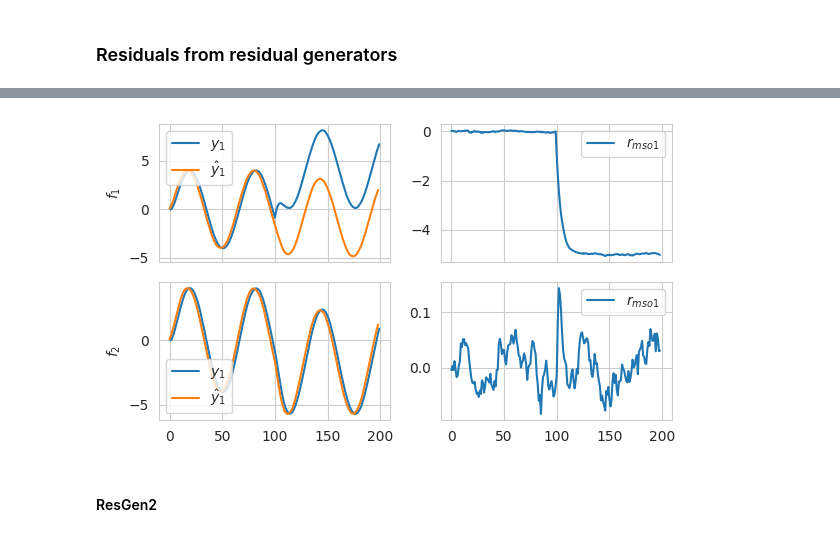
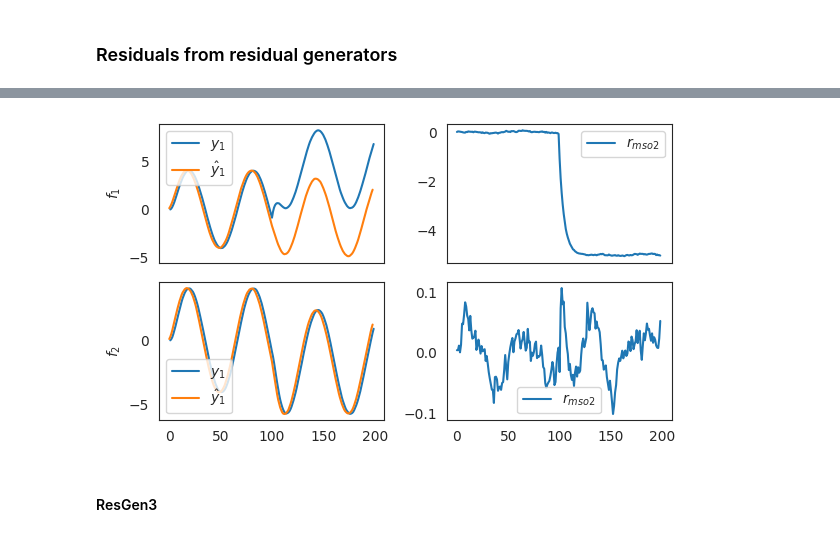
Before and after one commit to asztyber/fault_sensitivity, a Jupyter notebook: simulation_simple_ex1.ipynb, the cells around one changed output, grey strips where cells are left out. Saved outputs shown, nothing was run; the diff lists cells and outputs as text; code cells hidden in the pictures.

Commit message:
corrected labels

```diff
--- a/simulation_simple_ex1.ipynb
+++ b/simulation_simple_ex1.ipynb
@@ -527,26 +527,26 @@ plt.show()
 # %%
-x1s_f1, r_f1 = compute_residual(df_f1, ResGen1_ex1)
-x1s_f2, r_f2 = compute_residual(df_f2, ResGen1_ex1)
+x1s_f1, r_f1 = compute_residual(df_f1, ResGen2_ex1)
+x1s_f2, r_f2 = compute_residual(df_f2, ResGen2_ex1)
 # %%
 fig, axs = plt.subplots(2, 2, figsize=(6, 3.5), sharex=True)
 
 axs[0, 0].plot(df_f1['x1'], label='$y_1$')
 axs[0, 0].plot(x1s_f1, label='$\hat{y}_1$')
 axs[0, 0].legend()
 axs[0, 0].set_ylabel('$f_1$')
-axs[0, 1].plot(r_f1, label='$r_{mso1}$')
+axs[0, 1].plot(r_f1, label='$r_{mso2}$')
 axs[0, 1].legend()
 axs[1, 0].plot(df_f2['x1'], label='$y_1$')
 axs[1, 0].plot(x1s_f2, label='$\hat{y}_1$')
 axs[1, 0].legend(loc='lower left')
 axs[1, 0].set_ylabel('$f_2$')
-axs[1, 1].plot(r_f2, label='$r_{mso1}$')
+axs[1, 1].plot(r_f2, label='$r_{mso2}$')
 axs[1, 1].legend()
 plt.tight_layout()
 plt.savefig('pic/mso1_ex1.pdf', dpi=300, bbox_inches='tight')
 plt.show()
 # %% [output]
-[figure, old version]
+[figure, new version]
 # %% [markdown]
-#### ResGen2
+#### ResGen3
 # %%
```
Also changed, not shown: parts of 28 cells of this notebook, 8 other files.
